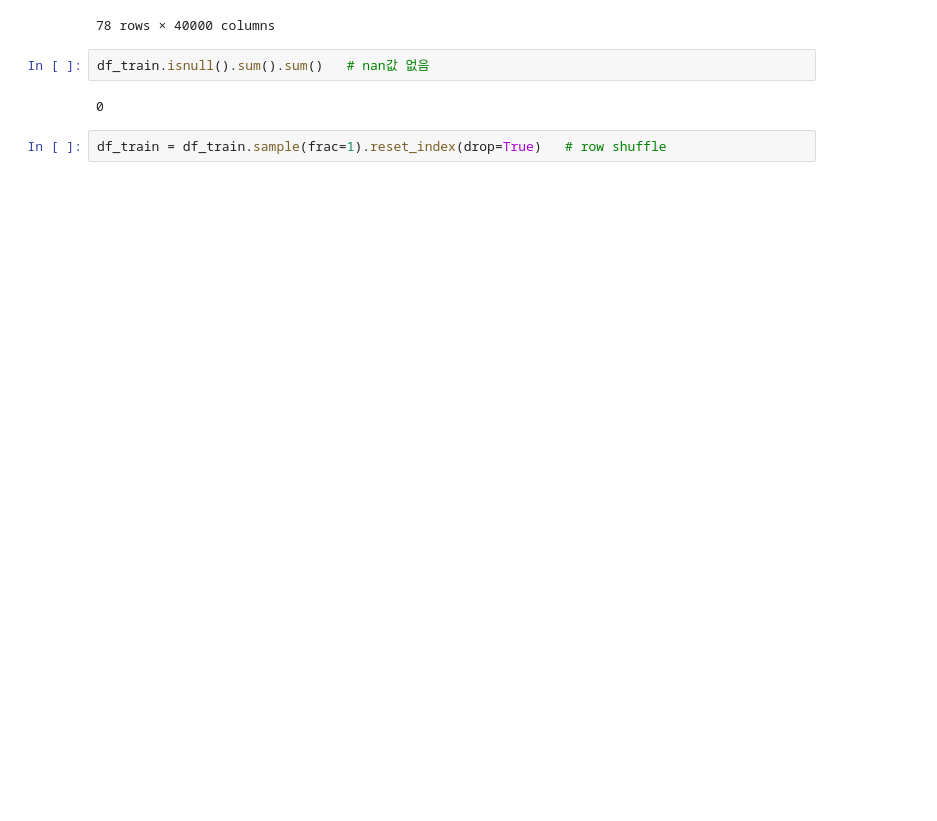
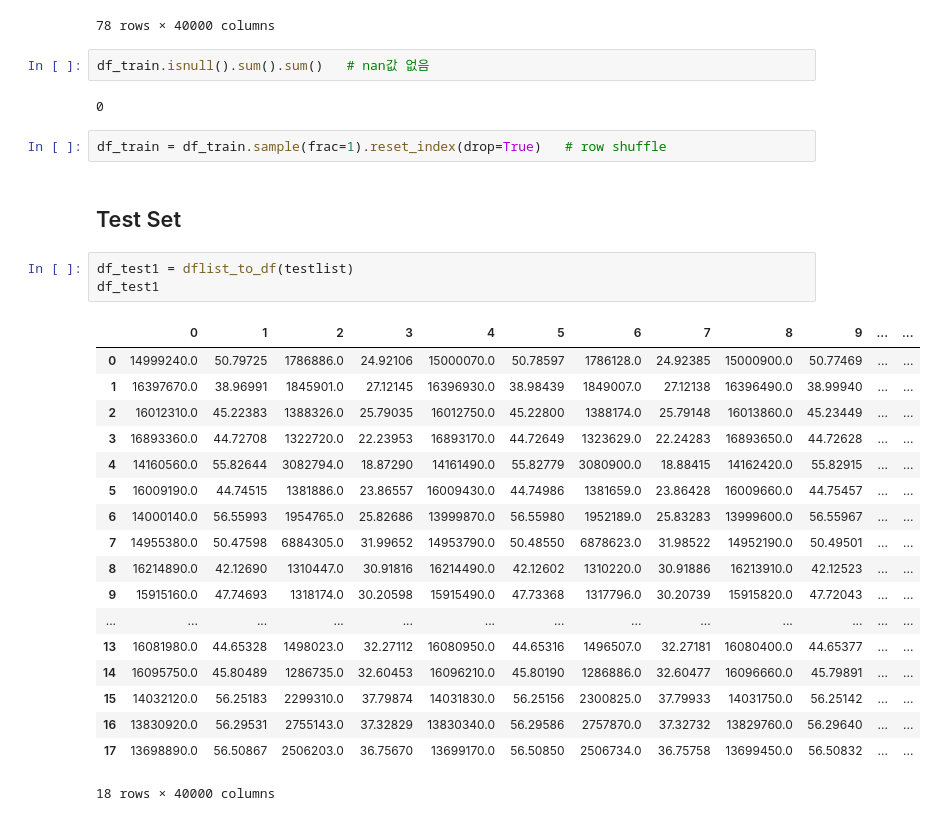
Before and after one commit to Felix-Silas/Oil_Extraction_Anomaly_Detection, a Jupyter notebook: 3rd_Anomaly.ipynb, the cells around one changed output. Drawn from its saved outputs; the diff is of its cells as text; blank space fills up the shorter version.

Commit message:
feat: 3번 이상 test set 전처리

```diff
--- a/3rd_Anomaly.ipynb
+++ b/3rd_Anomaly.ipynb
@@ -162,3 +162,27 @@ df_train.isnull().sum().sum()   # nan값 없음
 0
 # %%
 df_train = df_train.sample(frac=1).reset_index(drop=True)   # row shuffle
+# %% [markdown]
+## Test Set
+# %%
+df_test1 = dflist_to_df(testlist)
+df_test1
+# %% [output]
+|  | 0 | 1 | 2 | 3 | 4 | 5 | 6 | 7 | 8 | 9 | ... | ... |
+| 0 | 14999240.0 | 50.79725 | 1786886.0 | 24.92106 | 15000070.0 | 50.78597 | 1786128.0 | 24.92385 | 15000900.0 | 50.77469 | ... | ... |
+| 1 | 16397670.0 | 38.96991 | 1845901.0 | 27.12145 | 16396930.0 | 38.98439 | 1849007.0 | 27.12138 | 16396490.0 | 38.99940 | ... | ... |
+| 2 | 16012310.0 | 45.22383 | 1388326.0 | 25.79035 | 16012750.0 | 45.22800 | 1388174.0 | 25.79148 | 16013860.0 | 45.23449 | ... | ... |
+| 3 | 16893360.0 | 44.72708 | 1322720.0 | 22.23953 | 16893170.0 | 44.72649 | 1323629.0 | 22.24283 | 16893650.0 | 44.72628 | ... | ... |
+| 4 | 14160560.0 | 55.82644 | 3082794.0 | 18.87290 | 14161490.0 | 55.82779 | 3080900.0 | 18.88415 | 14162420.0 | 55.82915 | ... | ... |
+| 5 | 16009190.0 | 44.74515 | 1381886.0 | 23.86557 | 16009430.0 | 44.74986 | 1381659.0 | 23.86428 | 16009660.0 | 44.75457 | ... | ... |
+| 6 | 14000140.0 | 56.55993 | 1954765.0 | 25.82686 | 13999870.0 | 56.55980 | 1952189.0 | 25.83283 | 13999600.0 | 56.55967 | ... | ... |
+| 7 | 14955380.0 | 50.47598 | 6884305.0 | 31.99652 | 14953790.0 | 50.48550 | 6878623.0 | 31.98522 | 14952190.0 | 50.49501 | ... | ... |
+| 8 | 16214890.0 | 42.12690 | 1310447.0 | 30.91816 | 16214490.0 | 42.12602 | 1310220.0 | 30.91886 | 16213910.0 | 42.12523 | ... | ... |
+| 9 | 15915160.0 | 47.74693 | 1318174.0 | 30.20598 | 15915490.0 | 47.73368 | 1317796.0 | 30.20739 | 15915820.0 | 47.72043 | ... | ... |
+| ... | ... | ... | ... | ... | ... | ... | ... | ... | ... | ... | ... | ... |
+| 13 | 16081980.0 | 44.65328 | 1498023.0 | 32.27112 | 16080950.0 | 44.65316 | 1496507.0 | 32.27181 | 16080400.0 | 44.65377 | ... | ... |
+| 14 | 16095750.0 | 45.80489 | 1286735.0 | 32.60453 | 16096210.0 | 45.80190 | 1286886.0 | 32.60477 | 16096660.0 | 45.79891 | ... | ... |
+| 15 | 14032120.0 | 56.25183 | 2299310.0 | 37.79874 | 14031830.0 | 56.25156 | 2300825.0 | 37.79933 | 14031750.0 | 56.25142 | ... | ... |
+| 16 | 13830920.0 | 56.29531 | 2755143.0 | 37.32829 | 13830340.0 | 56.29586 | 2757870.0 | 37.32732 | 13829760.0 | 56.29640 | ... | ... |
+| 17 | 13698890.0 | 56.50867 | 2506203.0 | 36.75670 | 13699170.0 | 56.50850 | 2506734.0 | 36.75758 | 13699450.0 | 56.50832 | ... | ... |
+18 rows × 40000 columns
```
Also changed, not shown: parts of 9 cells of this notebook.
